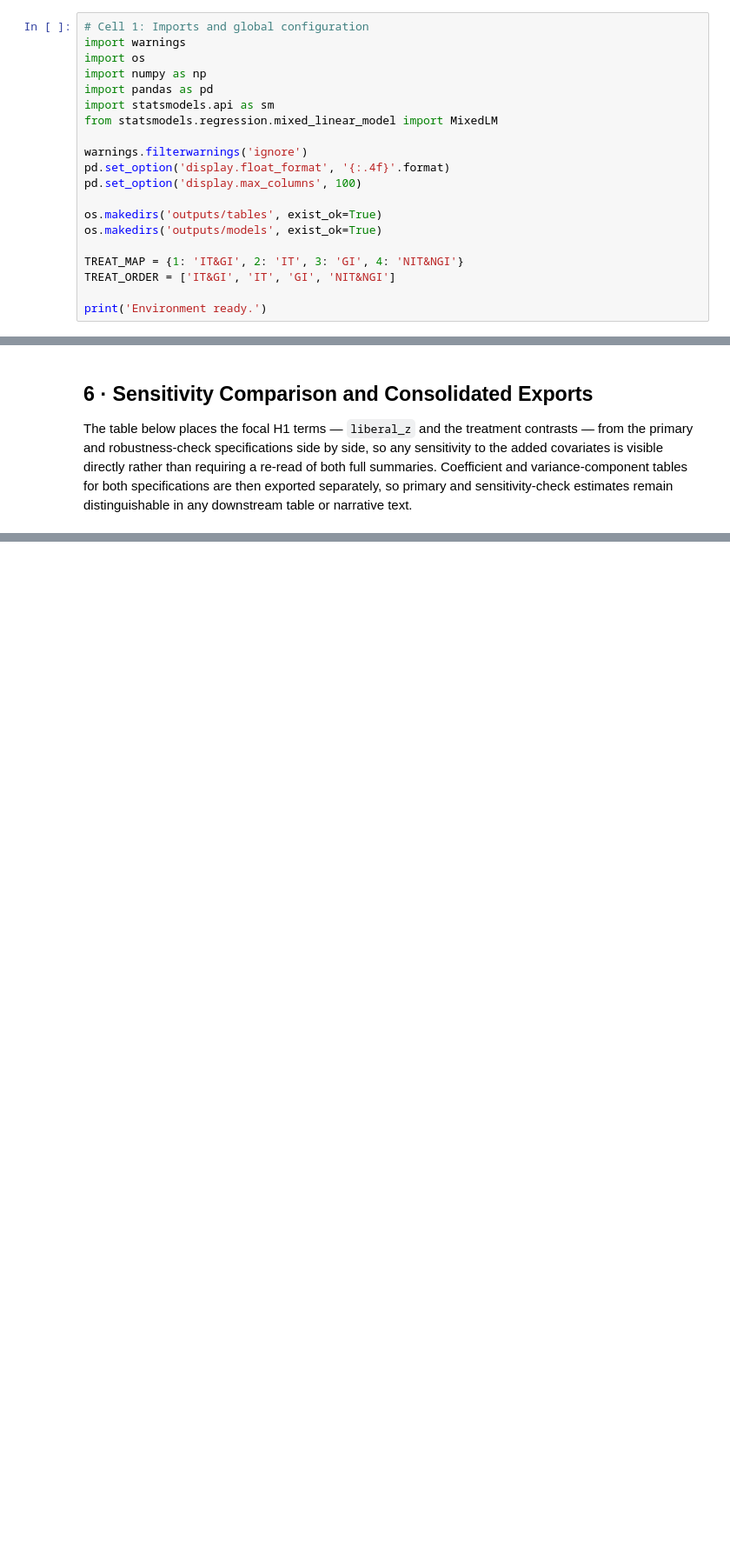
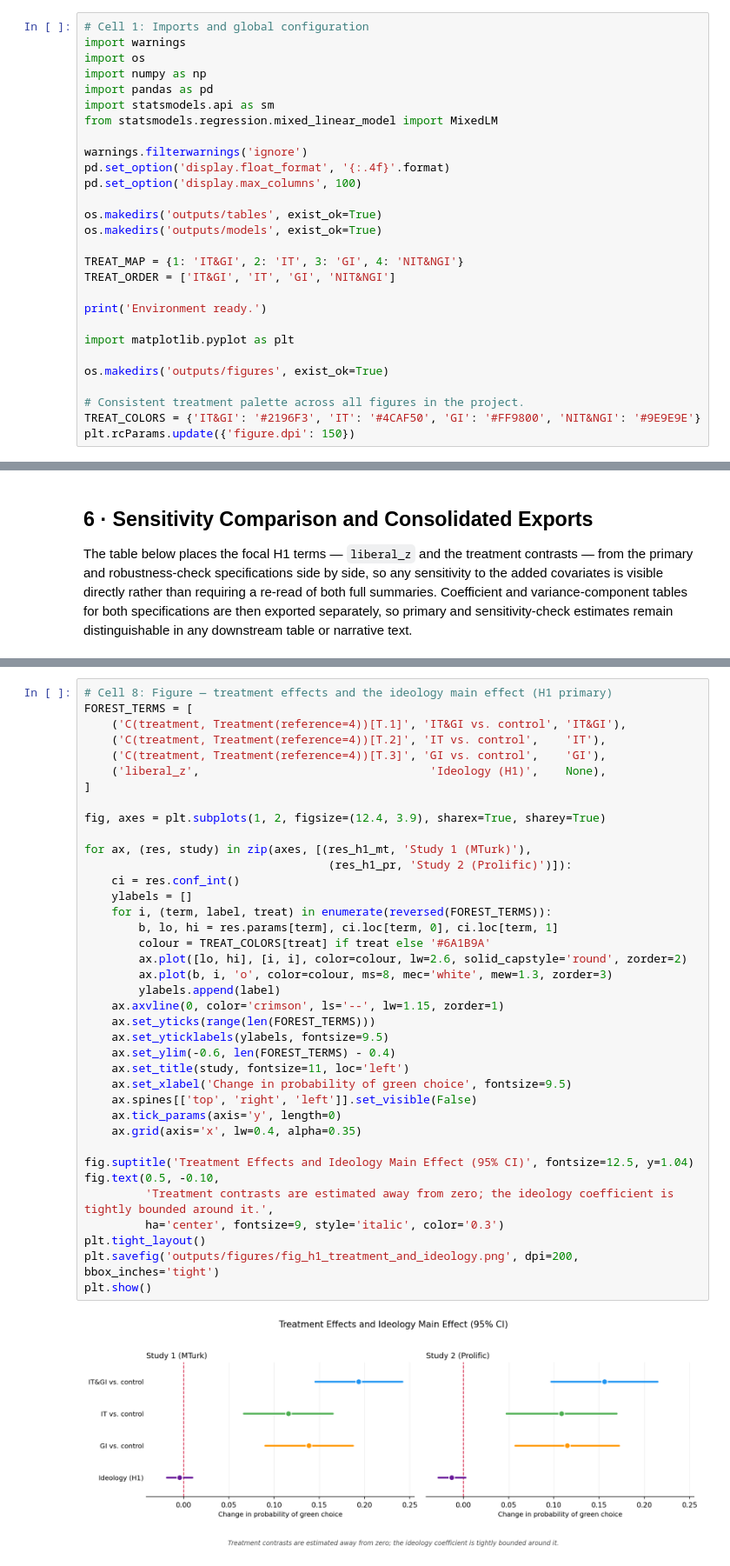
Before and after one commit to EllyShoon/Dissertation_Notebooks, a Jupyter notebook: notebooks/03_h1_main_effect.ipynb, the cells around one changed output, grey strips where cells are left out. Shown at 87% size. Drawn from its saved outputs; the diff is of its cells as text; blank space fills up the shorter version.

```diff
--- a/notebooks/03_h1_main_effect.ipynb
+++ b/notebooks/03_h1_main_effect.ipynb
@@ -30,6 +30,14 @@ TREAT_MAP = {1: 'IT&GI', 2: 'IT', 3: 'GI', 4: 'NIT&NGI'}
 TREAT_ORDER = ['IT&GI', 'IT', 'GI', 'NIT&NGI']
 
 print('Environment ready.')
+
+import matplotlib.pyplot as plt
+
+os.makedirs('outputs/figures', exist_ok=True)
+
+# Consistent treatment palette across all figures in the project.
+TREAT_COLORS = {'IT&GI': '#2196F3', 'IT': '#4CAF50', 'GI': '#FF9800', 'NIT&NGI': '#9E9E9E'}
+plt.rcParams.update({'figure.dpi': 150})
 # %% [output]
 Environment ready.
 # %% [markdown]
@@ -301,0 +316,40 @@ Exported primary and robustness-check outputs for H1.
+# %%
+# Cell 8: Figure — treatment effects and the ideology main effect (H1 primary)
+FOREST_TERMS = [
+    ('C(treatment, Treatment(reference=4))[T.1]', 'IT&GI vs. control', 'IT&GI'),
+    ('C(treatment, Treatment(reference=4))[T.2]', 'IT vs. control',    'IT'),
+    ('C(treatment, Treatment(reference=4))[T.3]', 'GI vs. control',    'GI'),
+    ('liberal_z',                                  'Ideology (H1)',    None),
+]
+
+fig, axes = plt.subplots(1, 2, figsize=(12.4, 3.9), sharex=True, sharey=True)
+
+for ax, (res, study) in zip(axes, [(res_h1_mt, 'Study 1 (MTurk)'),
+                                    (res_h1_pr, 'Study 2 (Prolific)')]):
+    ci = res.conf_int()
+    ylabels = []
+    for i, (term, label, treat) in enumerate(reversed(FOREST_TERMS)):
+        b, lo, hi = res.params[term], ci.loc[term, 0], ci.loc[term, 1]
+        colour = TREAT_COLORS[treat] if treat else '#6A1B9A'
+        ax.plot([lo, hi], [i, i], color=colour, lw=2.6, solid_capstyle='round', zorder=2)
+        ax.plot(b, i, 'o', color=colour, ms=8, mec='white', mew=1.3, zorder=3)
+        ylabels.append(label)
+    ax.axvline(0, color='crimson', ls='--', lw=1.15, zorder=1)
+    ax.set_yticks(range(len(FOREST_TERMS)))
+    ax.set_yticklabels(ylabels, fontsize=9.5)
+    ax.set_ylim(-0.6, len(FOREST_TERMS) - 0.4)
+    ax.set_title(study, fontsize=11, loc='left')
+    ax.set_xlabel('Change in probability of green choice', fontsize=9.5)
+    ax.spines[['top', 'right', 'left']].set_visible(False)
+    ax.tick_params(axis='y', length=0)
+    ax.grid(axis='x', lw=0.4, alpha=0.35)
+
+fig.suptitle('Treatment Effects and Ideology Main Effect (95% CI)', fontsize=12.5, y=1.04)
+fig.text(0.5, -0.10,
+         'Treatment contrasts are estimated away from zero; the ideology coefficient is tightly bounded around it.',
+         ha='center', fontsize=9, style='italic', color='0.3')
+plt.tight_layout()
+plt.savefig('outputs/figures/fig_h1_treatment_and_ideology.png', dpi=200, bbox_inches='tight')
+plt.show()
+# %% [output]
+[figure, added]
```
Also changed, not shown: parts of 2 cells of this notebook, 3 other files.
